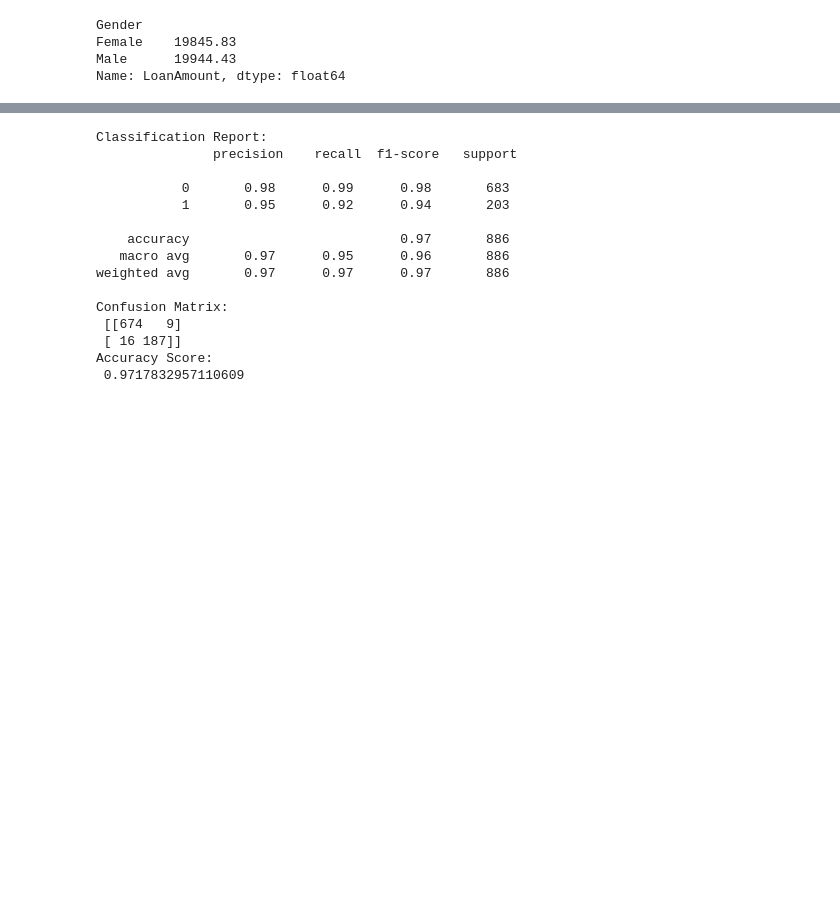
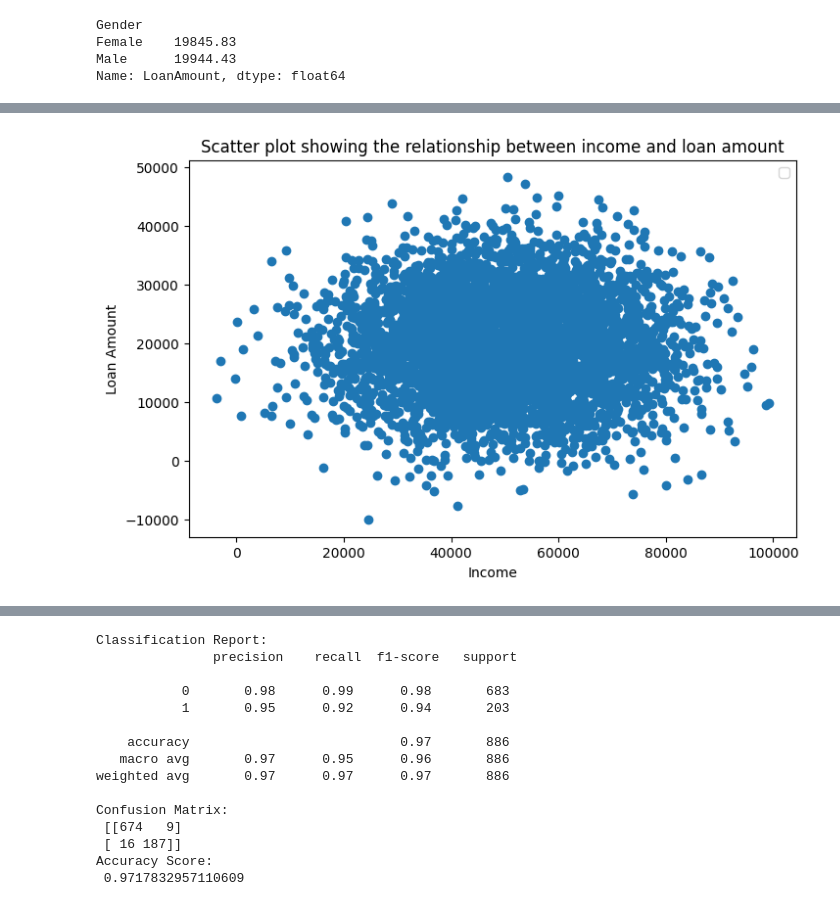
Before and after one commit to AustinMaithya/credit-risk-and-loan-default-analysis, a Jupyter notebook: project.ipynb, the cells around one changed output, grey strips where cells are left out. Drawn from its saved outputs; the diff is of its cells as text; code cells hidden in the pictures; blank space fills up the shorter version.

```diff
--- a/project.ipynb
+++ b/project.ipynb
@@ -203,0 +201,11 @@ TypeError: plot() got an unexpected keyword argument 'x'
+# %%
+#scatter plot showing the relationship between income and loan amount
+plt.figure(figsize = (8, 5))
+plt.scatter(df["Income"], df["LoanAmount"])
+plt.title("Scatter plot showing the relationship between income and loan amount")
+plt.xlabel("Income")
+plt.ylabel("Loan Amount")
+plt.legend()
+plt.show()
+# %% [output]
+[figure, added]
```
Also changed, not shown: parts of 3 cells of this notebook.
